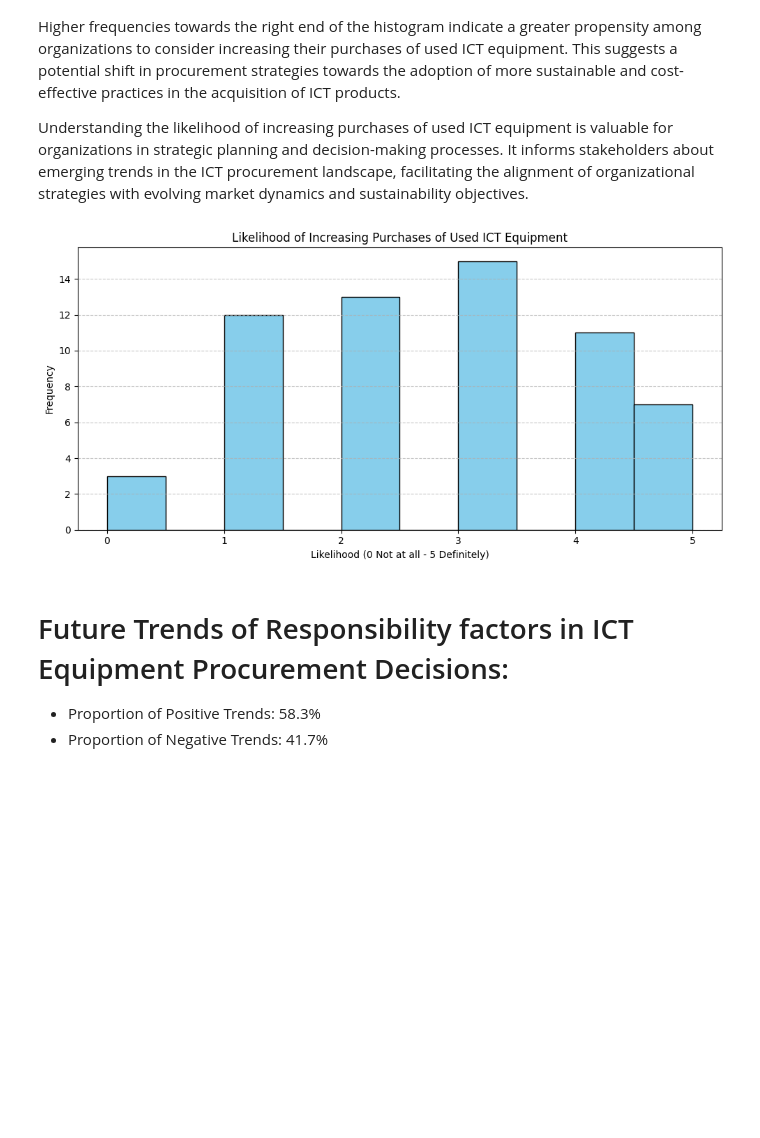
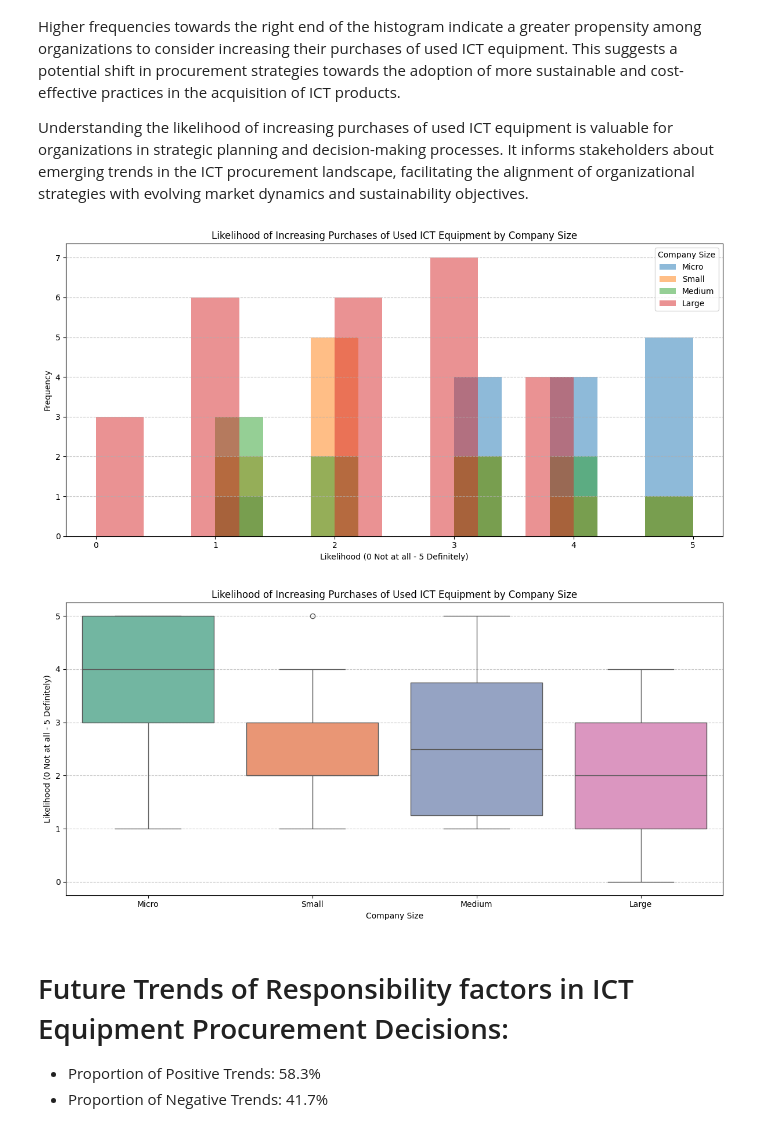
Before and after one commit to ProArif/Thesis, a Jupyter notebook: SurveyAnalysis.ipynb, the cells around one changed output. Cells and saved outputs as stored; diff of their text form; code cells hidden in the pictures; blank space fills up the shorter version.

Commit message:
added likelihood of used equipment purchase by company

```diff
--- a/SurveyAnalysis.ipynb
+++ b/SurveyAnalysis.ipynb
@@ -646,18 +593,43 @@ Understanding the likelihood of increasing purchases of used ICT equipment is va
 # %%
 # Column for likelihood of increasing purchases of used equipment
 likelihood_col = 'How likely do you see purchases of used ICT equipment to increase in the future in your organization? (0 Not at all | 5 Definitely)'
 
-# Plotting
-plt.figure(figsize=(10, 5))
-data[likelihood_col].plot(kind='hist', bins=10, color='skyblue', edgecolor='black')
-plt.title('Likelihood of Increasing Purchases of Used ICT Equipment')
+# Define company size categories
+company_size_categories = {
+    1: 'Micro',
+    2: 'Small',
+    3: 'Medium',
+    4: 'Large'
+}
+
+# Plotting for each company size category
+plt.figure(figsize=(12, 6))
+
+for size, label in company_size_categories.items():
+    plt.hist(data[data['How big is your organization?'] == size][likelihood_col],
+             bins=10, alpha=0.5, label=label)
+
+plt.title('Likelihood of Increasing Purchases of Used ICT Equipment by Company Size')
 plt.xlabel('Likelihood (0 Not at all - 5 Definitely)')
 plt.ylabel('Frequency')
+plt.legend(title='Company Size')
 plt.grid(axis='y', linestyle='--', alpha=0.7)
 plt.tight_layout()
 plt.show()
+
+# Plotting a box plot
+plt.figure(figsize=(12, 6))
+sns.boxplot(x='How big is your organization?', y=likelihood_col, data=data, hue='How big is your organization?', palette='Set2', legend=False)
+plt.title('Likelihood of Increasing Purchases of Used ICT Equipment by Company Size')
+plt.xlabel('Company Size')
+plt.ylabel('Likelihood (0 Not at all - 5 Definitely)')
+plt.xticks(ticks=[0, 1, 2, 3], labels=['Micro', 'Small', 'Medium', 'Large'])
+plt.grid(axis='y', linestyle='--', alpha=0.7)
+plt.tight_layout()
+plt.show()
 # %% [output]
-[figure, old version]
+[figure, new version]
+[figure, added]
 # %% [markdown]
 # Future Trends of Responsibility factors in ICT Equipment Procurement Decisions:
    - Proportion of Positive Trends: 58.3%
```
Also changed, not shown: parts of 1 cell of this notebook.
